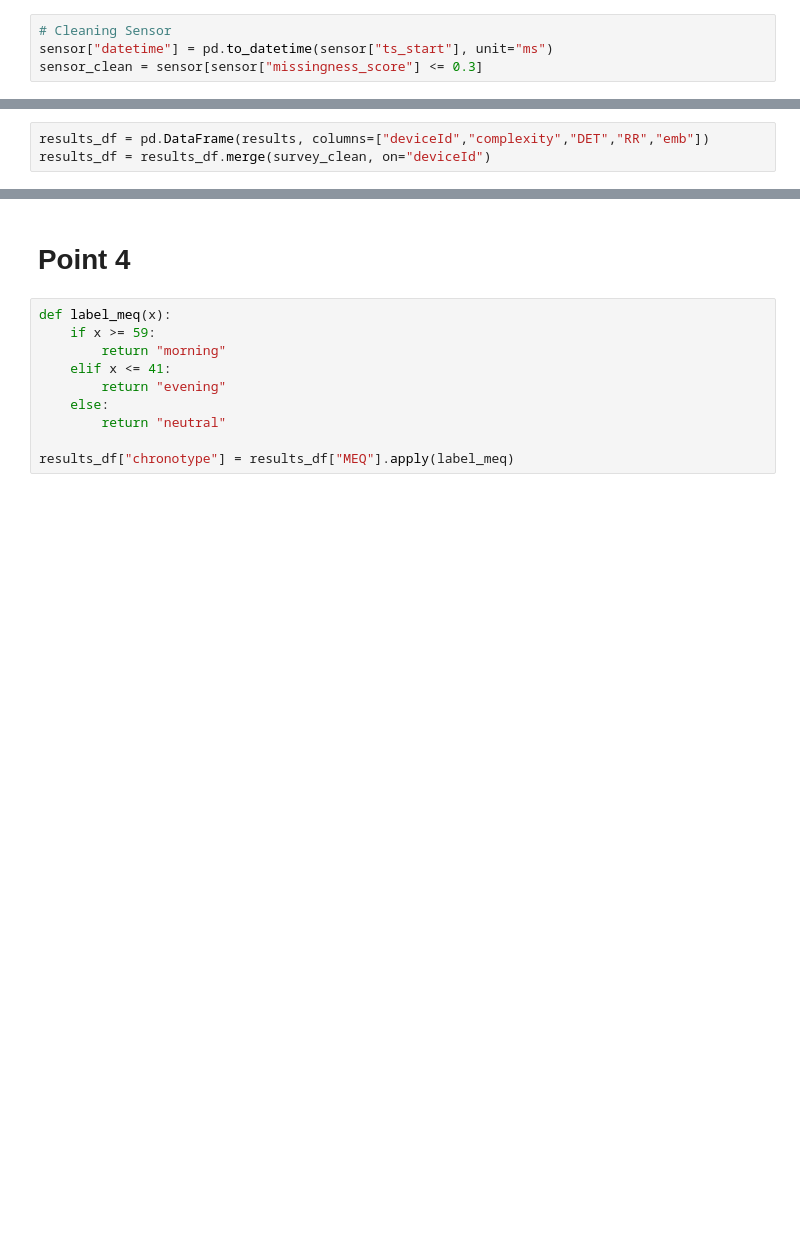
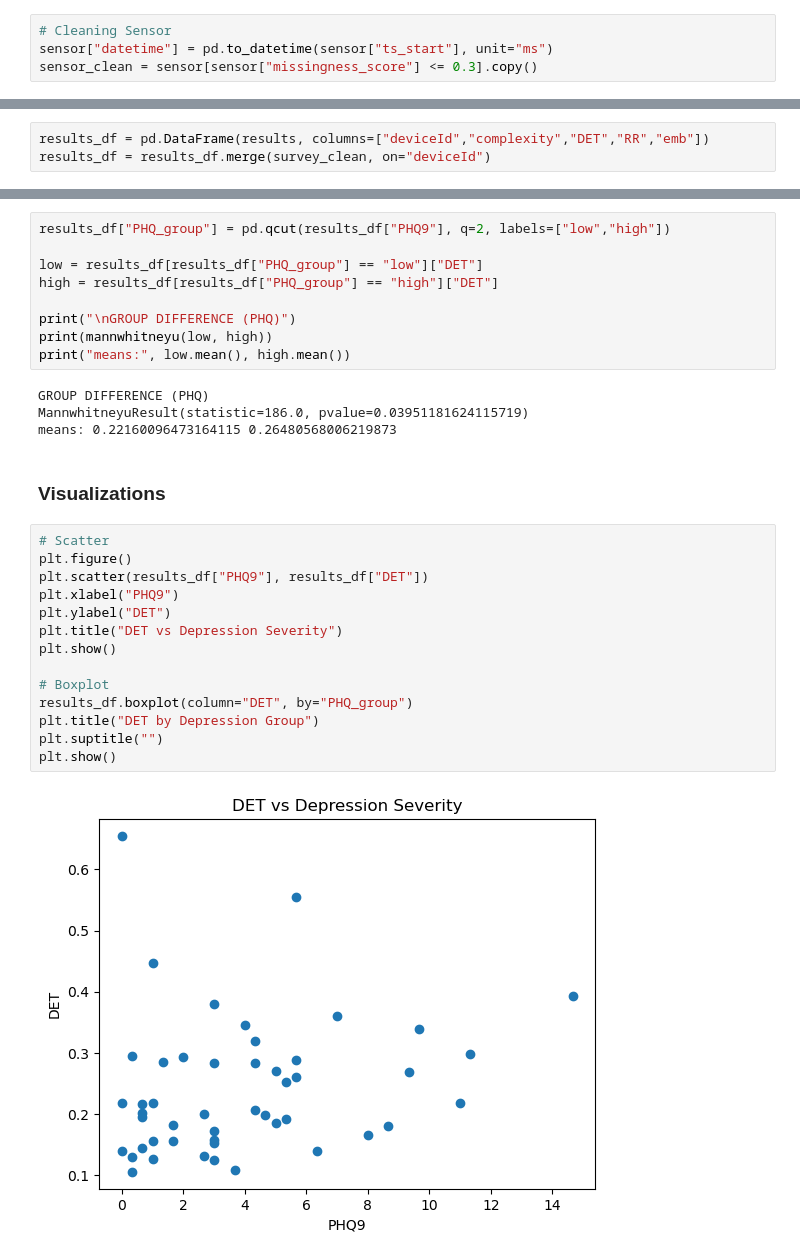
Before and after one commit to nachodll/complex_systems, a Jupyter notebook: Complex_Systems_Code (2).ipynb, the cells around one changed output, grey strips where cells are left out. Drawn from its saved outputs; the diff is of its cells as text; blank space fills up the shorter version.

```diff
--- a/Complex_Systems_Code (2).ipynb
+++ b/Complex_Systems_Code (2).ipynb
@@ -28,7 +28,7 @@ survey_clean = survey[["deviceId","PHQ9","GAD7","ISI","MEQ"]]
 # %%
 # Cleaning Sensor
 sensor["datetime"] = pd.to_datetime(sensor["ts_start"], unit="ms")
-sensor_clean = sensor[sensor["missingness_score"] <= 0.3]
+sensor_clean = sensor[sensor["missingness_score"] <= 0.3].copy()
 # %% [markdown]
 ### Necessary Functions
 # %%
@@ -265,12 +181,31 @@ ISI: SignificanceResult(statistic=0.21677982496674497, pvalue=0.1388818038534960
+# %%
+results_df["PHQ_group"] = pd.qcut(results_df["PHQ9"], q=2, labels=["low","high"])
+
+low = results_df[results_df["PHQ_group"] == "low"]["DET"]
+high = results_df[results_df["PHQ_group"] == "high"]["DET"]
+
+print("\nGROUP DIFFERENCE (PHQ)")
+print(mannwhitneyu(low, high))
+print("means:", low.mean(), high.mean())
+# %% [output]
+GROUP DIFFERENCE (PHQ)
+MannwhitneyuResult(statistic=186.0, pvalue=0.03951181624115719)
+means: 0.22160096473164115 0.26480568006219873
 # %% [markdown]
-# Point 4
+### Visualizations
 # %%
-def label_meq(x):
-    if x >= 59:
-        return "morning"
-    elif x <= 41:
-        return "evening"
-    else:
-        return "neutral"
+# Scatter
+plt.figure()
+plt.scatter(results_df["PHQ9"], results_df["DET"])
+plt.xlabel("PHQ9")
+plt.ylabel("DET")
+plt.title("DET vs Depression Severity")
+plt.show()
 
-results_df["chronotype"] = results_df["MEQ"].apply(label_meq)
+# Boxplot
+results_df.boxplot(column="DET", by="PHQ_group")
+plt.title("DET by Depression Group")
+plt.suptitle("")
+plt.show()
+# %% [output]
+[figure, added]
```
Also changed, not shown: parts of 11 cells of this notebook.
